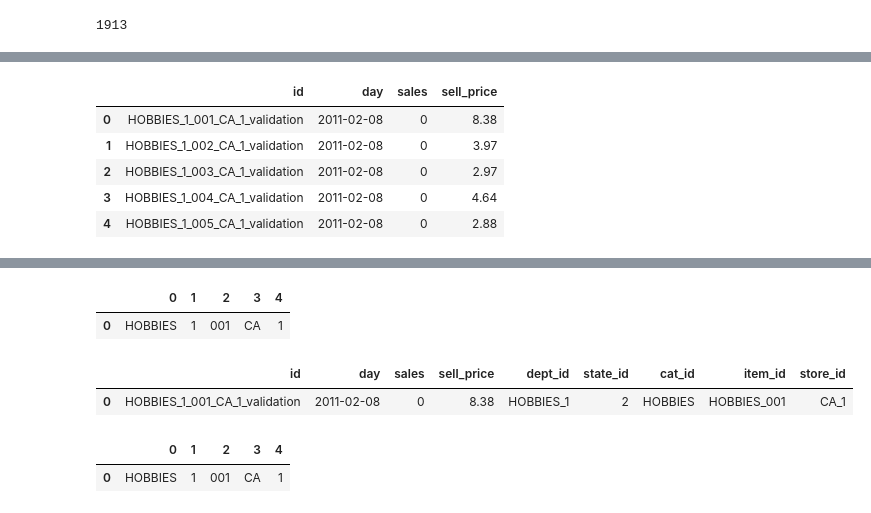
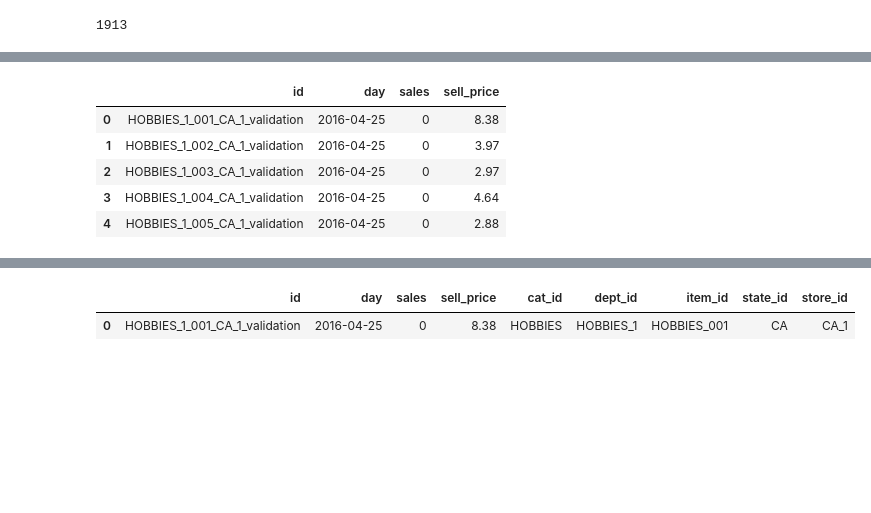
Before and after one commit to cluePrints/data-sci-fience, a Jupyter notebook: m5-forecasting-accuracy/0400. Model - fastai tabular melt.ipynb, the cells around one changed output, grey strips where cells are left out. Saved outputs shown, nothing was run; the diff lists cells and outputs as text; code cells hidden in the pictures; blank space fills up the shorter version.

```diff
--- a/m5-forecasting-accuracy/0400. Model - fastai tabular melt.ipynb
+++ b/m5-forecasting-accuracy/0400. Model - fastai tabular melt.ipynb
@@ -95,8 +132,8 @@ list(sorted(df_sales_train_melt['day_date'].unique()))[:1]
 df_sample_submission = pd.read_csv('raw/sample_submission.csv')
 df_sample_submission.head()
 from datetime import timedelta
-d_1_date = pd.to_datetime('2011-02-08')
-mapping = {f'F{day}':(d_1_date + timedelta(days=day-1)).date() for day in range(1,29)}
+d_1_date = pd.to_datetime(df_sales_train_melt['day_date'].max())
+mapping = {f'F{day}':(d_1_date + timedelta(days=day)).date() for day in range(1,29)}
 mapping['id'] = 'id'
 # TODO: sell_price should come from last sales day
 df_sample_submission.columns = df_sample_submission.columns.map(mapping)
@@ -123,11 +156,11 @@ t = df_sample_submission_melt.head(100).copy()
 t.head()
 # %% [output]
 |  | id | day | sales | sell_price |
-| 0 | HOBBIES_1_001_CA_1_validation | 2011-02-08 | 0 | 8.38 |
-| 1 | HOBBIES_1_002_CA_1_validation | 2011-02-08 | 0 | 3.97 |
-| 2 | HOBBIES_1_003_CA_1_validation | 2011-02-08 | 0 | 2.97 |
-| 3 | HOBBIES_1_004_CA_1_validation | 2011-02-08 | 0 | 4.64 |
-| 4 | HOBBIES_1_005_CA_1_validation | 2011-02-08 | 0 | 2.88 |
+| 0 | HOBBIES_1_001_CA_1_validation | 2016-04-25 | 0 | 8.38 |
+| 1 | HOBBIES_1_002_CA_1_validation | 2016-04-25 | 0 | 3.97 |
+| 2 | HOBBIES_1_003_CA_1_validation | 2016-04-25 | 0 | 2.97 |
+| 3 | HOBBIES_1_004_CA_1_validation | 2016-04-25 | 0 | 4.64 |
+| 4 | HOBBIES_1_005_CA_1_validation | 2016-04-25 | 0 | 2.88 |
 # %%
 df_sales_train_melt.head(1)
 # %% [output]
@@ -136,25 +169,18 @@ df_sales_train_melt.head(1)
 # %%
 def extract_id_columns(t):
     extracted = t['id'].str.extract('([A-Z]+)_(\\d)_(\\d{3})_([A-Z]{2})_(\d)')
     t['cat_id'] = extracted[0]
     t['dept_id'] = t['cat_id'] + '_' + extracted[1]
     t['item_id'] = t['cat_id'] + '_' + extracted[2]
     t['state_id'] = extracted[3]
     t['store_id'] = t['state_id'] + '_' + extracted[4]
-
-    t['state_id'] = state_id
     return t
 
 extract_id_columns(t).head(1)
 # %% [output]
-|  | 0 | 1 | 2 | 3 | 4 |
-| 0 | HOBBIES | 1 | 001 | CA | 1 |
+|  | id | day | sales | sell_price | cat_id | dept_id | item_id | state_id | store_id |
+| 0 | HOBBIES_1_001_CA_1_validation | 2016-04-25 | 0 | 8.38 | HOBBIES | HOBBIES_1 | HOBBIES_001 | CA | CA_1 |
-|  | id | day | sales | sell_price | dept_id | state_id | cat_id | item_id | store_id |
-| 0 | HOBBIES_1_001_CA_1_validation | 2011-02-08 | 0 | 8.38 | HOBBIES_1 | 2 | HOBBIES | HOBBIES_001 | CA_1 |
 # %%
 df_sample_submission_melt = extract_id_columns(df_sample_submission_melt)
-# %% [output]
-|  | 0 | 1 | 2 | 3 | 4 |
-| 0 | HOBBIES | 1 | 001 | CA | 1 |
 # %%
 df_sample_submission_melt['month_id'] = pd.to_datetime(df_sample_submission_melt['day']).dt.month
```
Also changed, not shown: parts of 29 cells of this notebook, 1 other file.
